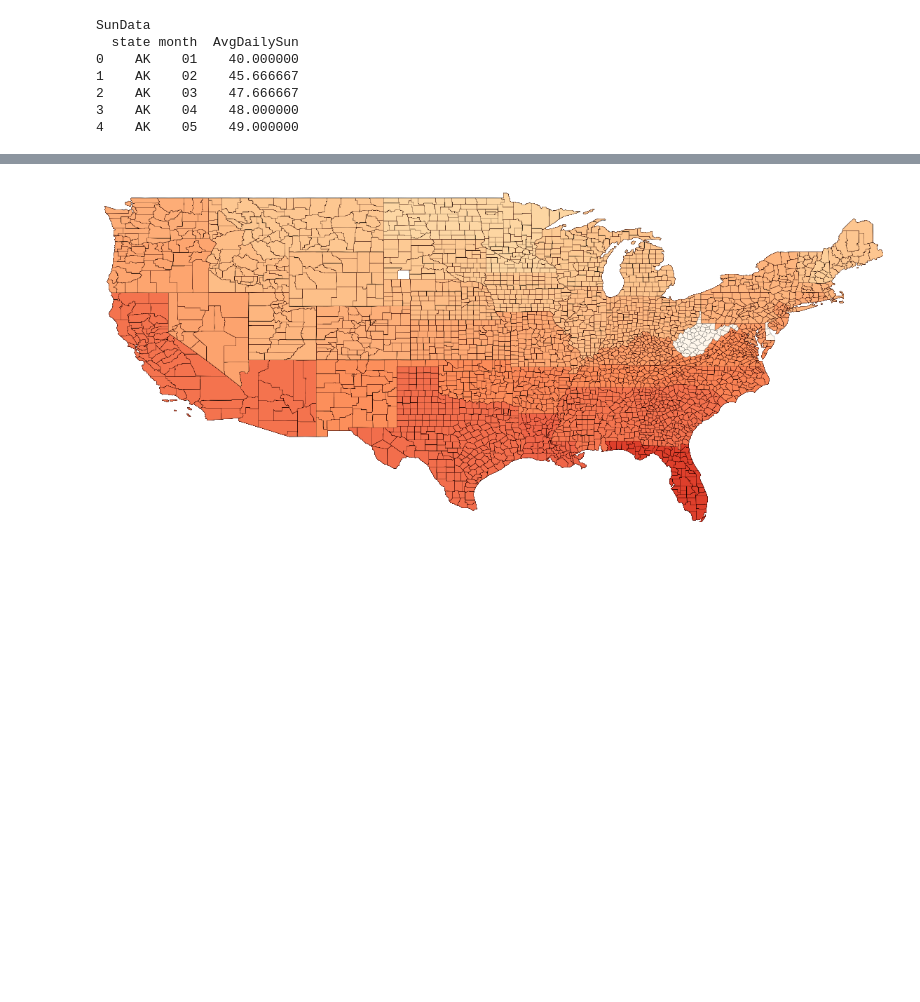
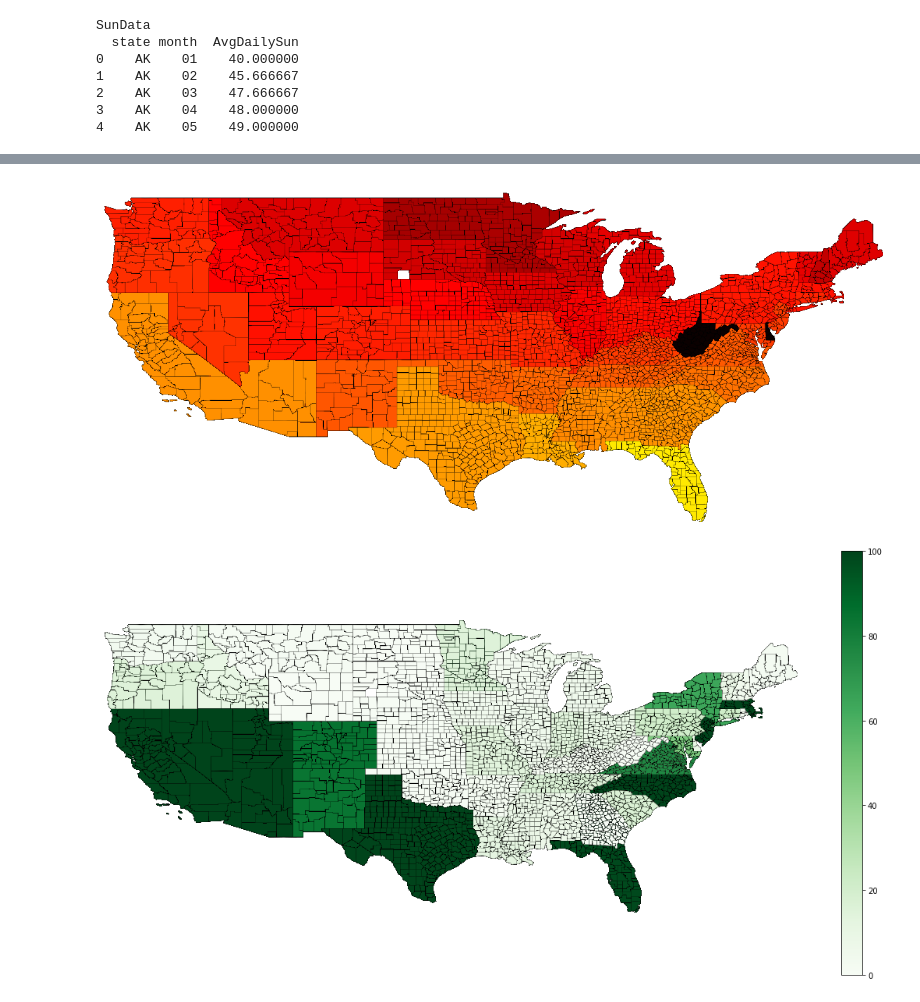
Before and after one commit to alacroix367/TDI-Proposal, a Jupyter notebook: TDI_Proposal.ipynb, the cells around one changed output, grey strips where cells are left out. Cells and saved outputs as stored; diff of their text form; code cells hidden in the pictures; blank space fills up the shorter version.

```diff
--- a/TDI_Proposal.ipynb
+++ b/TDI_Proposal.ipynb
@@ -394,10 +429,20 @@ plt.tick_params(axis='both', left=False, top=False, right=False, bottom=False, l
 # %%
 # Visualize high winds, high temps, high sun
 fig, ax = plt.subplots(figsize=(20,10),subplot_kw={'aspect':'equal'})
-test.plot(column='MaxTemp', legend=False, ax=ax,cmap='OrRd',edgecolor='black',linewidths=0.2,vmin = 0, vmax = 100);
+geo_df.plot(column='MaxTemp', legend=True, ax=ax,cmap='hot',edgecolor='black',linewidths=0.2,vmin = 0, vmax = 100);
 ax.set_xlim(-125, -67)
 ax.set_ylim(25, 50)
 plt.axis('off')
 plt.tick_params(axis='both', left=False, top=False, right=False, bottom=False, labelleft=False, labeltop=False, labelright=False, labelbottom=False)
 # %% [output]
-[figure, old version]
+[figure, new version]
+# %%
+# Visualize high winds, high temps, high sun
+fig, ax = plt.subplots(figsize=(20,10),subplot_kw={'aspect':'equal'})
+geo_df.plot(column='EnergyGen_all solar', legend=True, ax=ax,cmap='Greens',edgecolor='black',linewidths=0.2,vmin = 0, vmax = 100);
+ax.set_xlim(-125, -67)
+ax.set_ylim(25, 50)
+plt.axis('off')
+plt.tick_params(axis='both', left=False, top=False, right=False, bottom=False, labelleft=False, labeltop=False, labelright=False, labelbottom=False)
+# %% [output]
+[figure, added]
```
Also changed, not shown: parts of 16 cells of this notebook.
